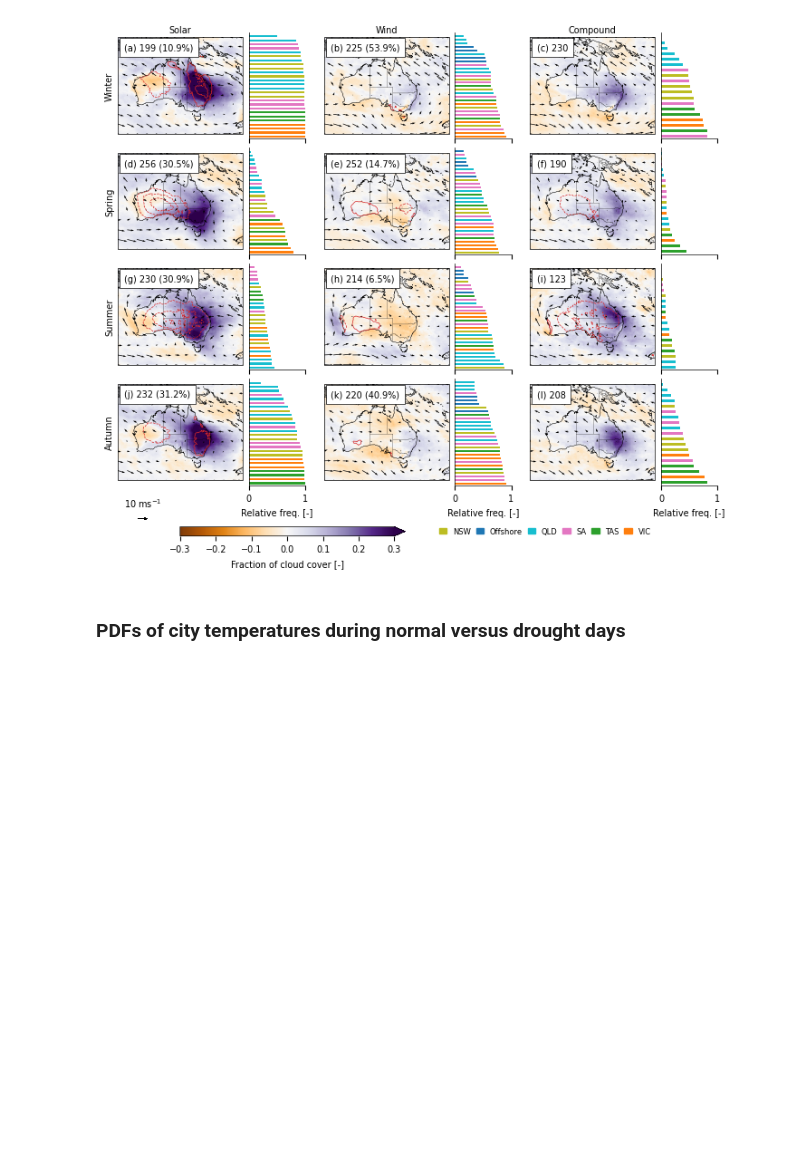
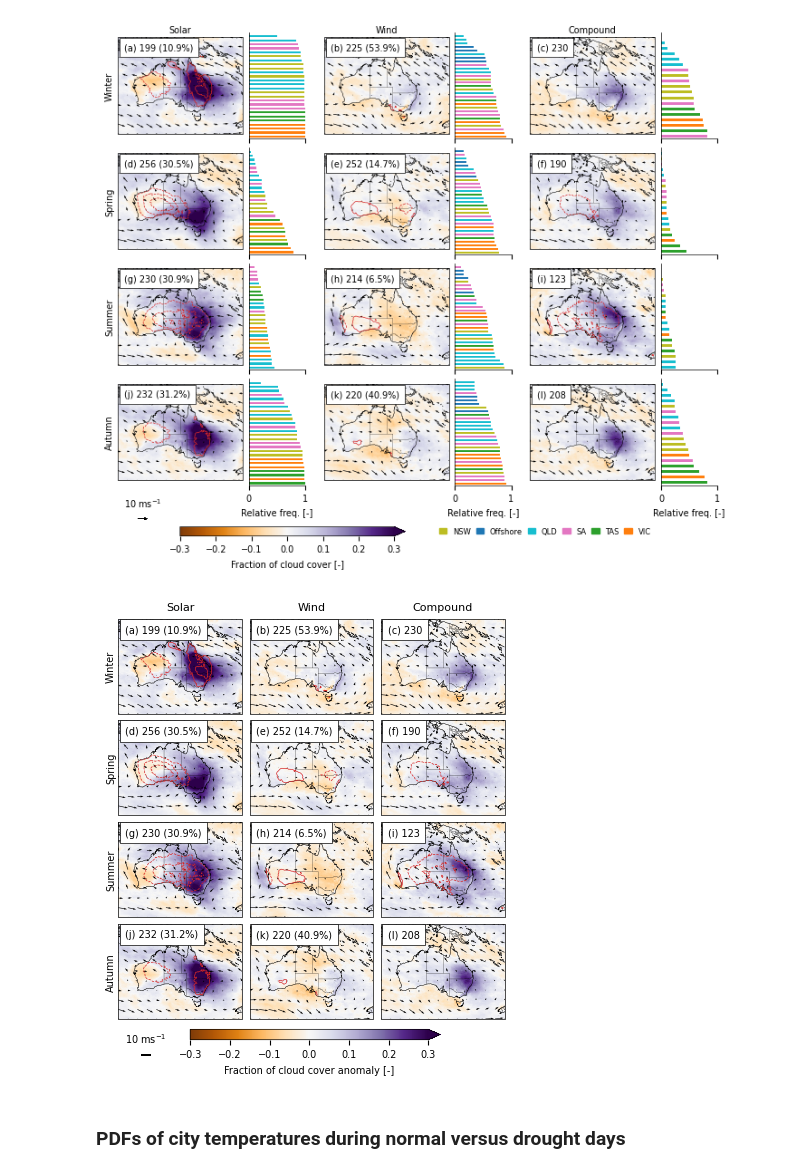
Before and after one commit to dougrichardson/Richardson_2023_energy, a Jupyter notebook: 2_synoptics.ipynb, the cells around one changed output. Saved outputs shown, nothing was run; the diff lists cells and outputs as text; code cells hidden in the pictures; blank space fills up the shorter version.

```diff
--- a/2_synoptics.ipynb
+++ b/2_synoptics.ipynb
@@ -660,19 +656,20 @@ def plot_wind_tcc_t(ax1, ax2, tcc_da, u_da, v_da, t_da, region_dict, text=None,
                  transform=ax1.transAxes)
 
     # ============ Region frequency barplot
-    x = region_dict['data'].values
-    y = region_dict['data'].region.values
-    ax2.barh(y, x, color=region_dict['colors'], height=.5)
+    if region_dict is not None:
+        x = region_dict['data'].values
+        y = region_dict['data'].region.values
+        ax2.barh(y, x, color=region_dict['colors'], height=.5)
 
-    ax2.set_xlim(0, 1)
-    ax2.set_xticks([0,1.])
-    ax2.set_xticklabels('')
+        ax2.set_xlim(0, 1)
+        ax2.set_xticks([0,1.])
+        ax2.set_xticklabels('')
 
-    ax2.set_ylim(-0.5, len(y))
-    ax2.set_yticks([])
+        ax2.set_ylim(-0.5, len(y))
+        ax2.set_yticks([])
 
-    for pos in ['top', 'right']:
-        ax2.spines[pos].set_visible(False)
+        for pos in ['top', 'right']:
+            ax2.spines[pos].set_visible(False)
 
     return p, p_w
 # %%
@@ -690,3 +760,15 @@ plot_synoptics(
+# %%
+plot_synoptics_no_bar(
+    daily_plot_tcc_t2m_anoms,
+    'Fraction of cloud cover anomaly [-]',
+    np.arange(-0.3, 0.31, 0.1),
+    'max',
+    daily_plot_u_v,
+    anoms=True,
+    save_fig=True
+)
+# %% [output]
+[figure, added]
 # %% [markdown]
 ### PDFs of city temperatures during normal versus drought days
 # %%
```
Also changed, not shown: parts of 8 cells of this notebook, 2 other files.
